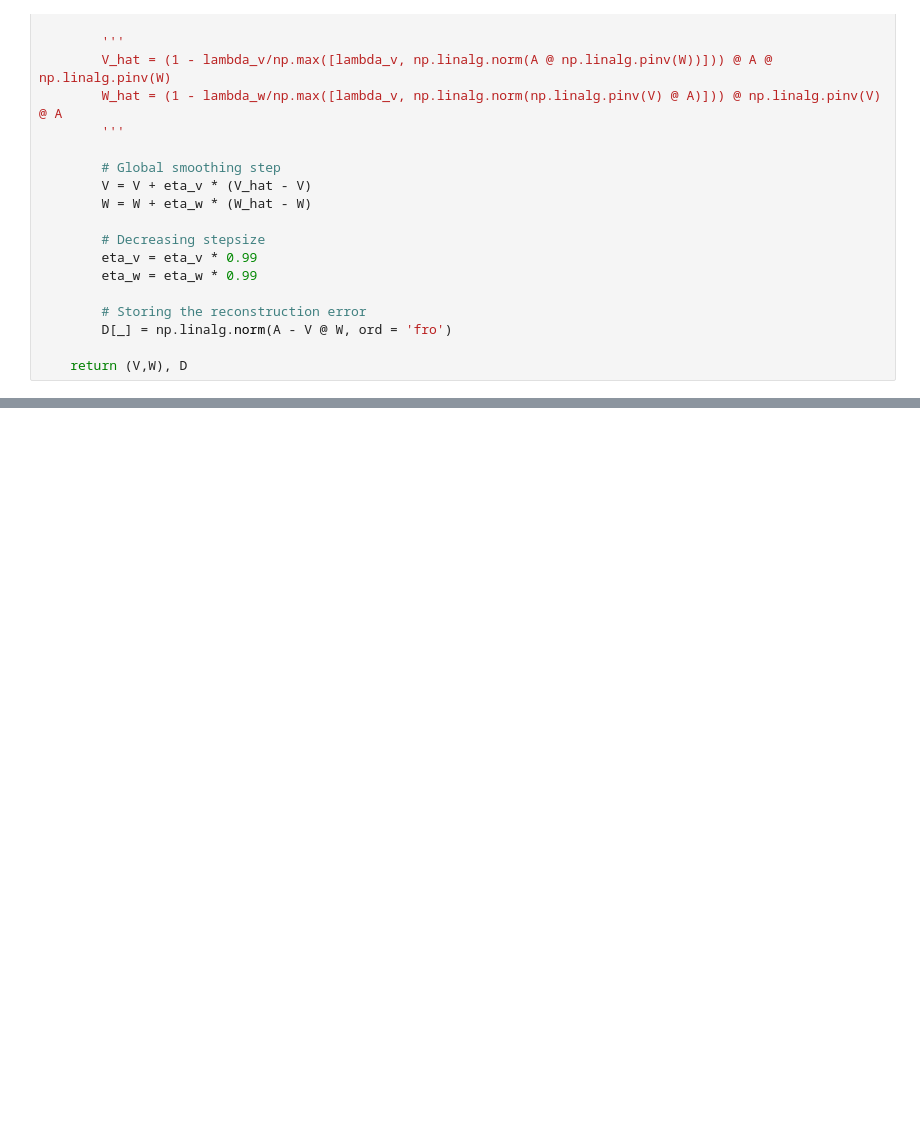
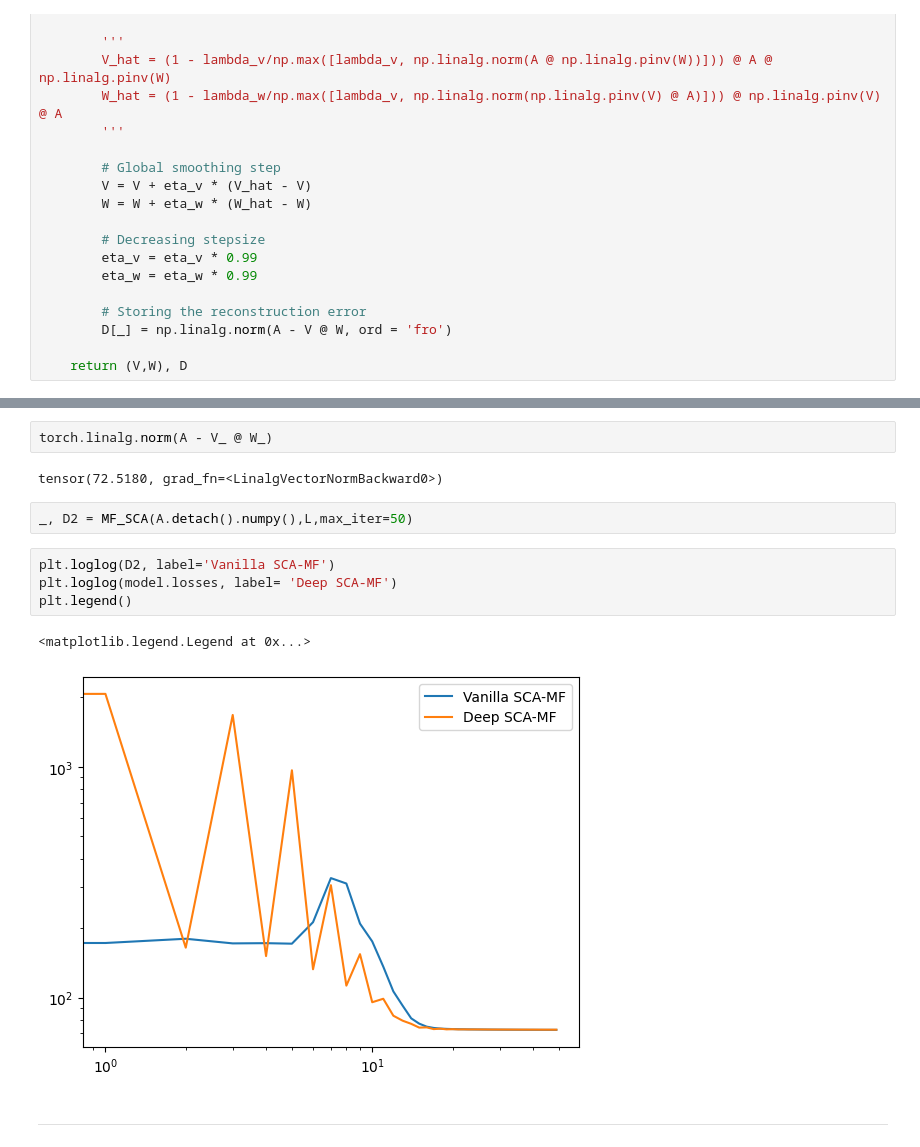
Before and after one commit to LeoDiNino97/NonconvexSparseLearningUnrolledSCA, a Jupyter notebook: Matrix Factorization/MF_SCA.ipynb, the cells around one changed output, grey strips where cells are left out. Drawn from its saved outputs; the diff is of its cells as text; blank space fills up the shorter version.

```diff
--- a/Matrix Factorization/MF_SCA.ipynb
+++ b/Matrix Factorization/MF_SCA.ipynb
@@ -76,0 +207,15 @@ np.linalg.norm(V @ W - A, ord='fro')
+# %%
+torch.linalg.norm(A - V_ @ W_)
+# %% [output]
+tensor(72.5180, grad_fn=<LinalgVectorNormBackward0>)
+# %%
+_, D2 = MF_SCA(A.detach().numpy(),L,max_iter=50)
+# %%
+plt.loglog(D2, label='Vanilla SCA-MF')
+plt.loglog(model.losses, label= 'Deep SCA-MF')
+plt.legend()
+# %% [output]
+<matplotlib.legend.Legend at 0x...>
+[figure, added]
+# %% [markdown]
+__________
```
Also changed, not shown: parts of 13 cells of this notebook.
